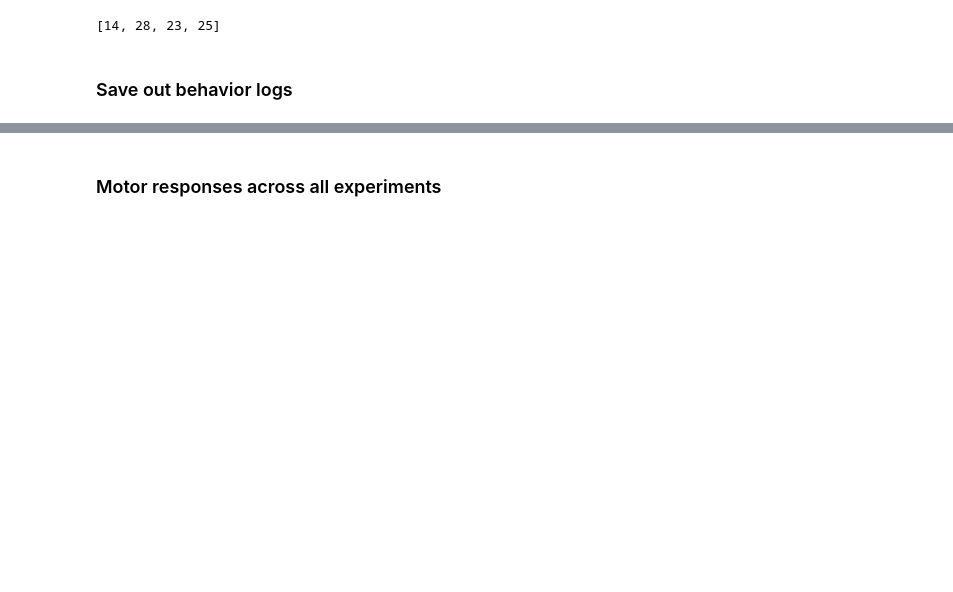
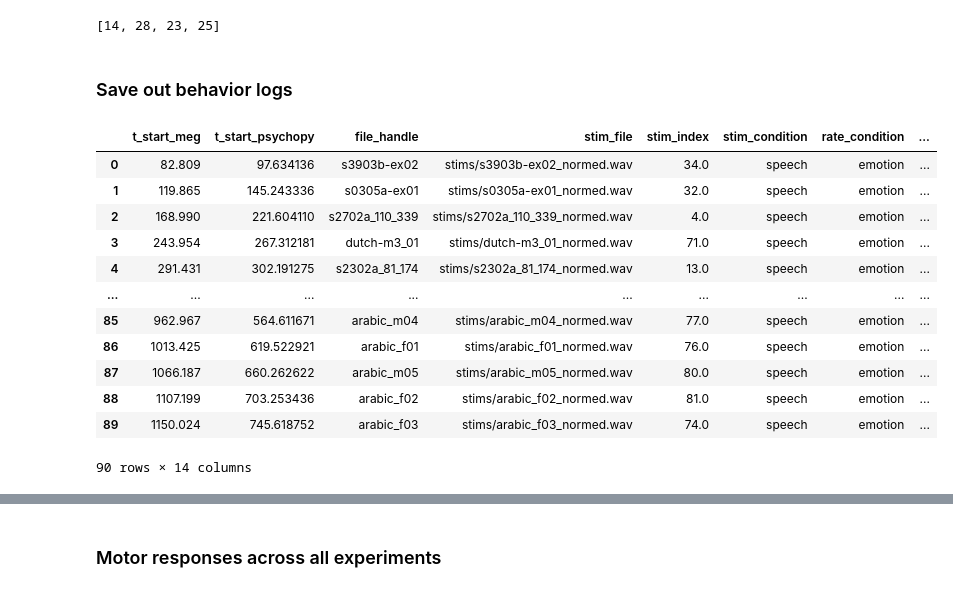
Before and after one commit to laurenostrowski/meg_processing_bigfrank, a Jupyter notebook: 4.1_fix_and_sort_experiments.ipynb, the cells around one changed output, grey strips where cells are left out. Cells and saved outputs as stored; diff of their text form; code cells hidden in the pictures; blank space fills up the shorter version.

```diff
--- a/4.1_fix_and_sort_experiments.ipynb
+++ b/4.1_fix_and_sort_experiments.ipynb
@@ -525,0 +475,16 @@ glottal_df_trimmed.to_csv(os.path.join(lary_dir, 'laryperc_events.csv'), index=F
+# %%
+emcom_df
+# %% [output]
+|  | t_start_meg | t_start_psychopy | file_handle | stim_file | stim_index | stim_condition | rate_condition | ... |
+| 0 | 82.809 | 97.634136 | s3903b-ex02 | stims/s3903b-ex02_normed.wav | 34.0 | speech | emotion | ... |
+| 1 | 119.865 | 145.243336 | s0305a-ex01 | stims/s0305a-ex01_normed.wav | 32.0 | speech | emotion | ... |
+| 2 | 168.990 | 221.604110 | s2702a_110_339 | stims/s2702a_110_339_normed.wav | 4.0 | speech | emotion | ... |
+| 3 | 243.954 | 267.312181 | dutch-m3_01 | stims/dutch-m3_01_normed.wav | 71.0 | speech | emotion | ... |
+| 4 | 291.431 | 302.191275 | s2302a_81_174 | stims/s2302a_81_174_normed.wav | 13.0 | speech | emotion | ... |
+| ... | ... | ... | ... | ... | ... | ... | ... | ... |
+| 85 | 962.967 | 564.611671 | arabic_m04 | stims/arabic_m04_normed.wav | 77.0 | speech | emotion | ... |
+| 86 | 1013.425 | 619.522921 | arabic_f01 | stims/arabic_f01_normed.wav | 76.0 | speech | emotion | ... |
+| 87 | 1066.187 | 660.262622 | arabic_m05 | stims/arabic_m05_normed.wav | 80.0 | speech | emotion | ... |
+| 88 | 1107.199 | 703.253436 | arabic_f02 | stims/arabic_f02_normed.wav | 81.0 | speech | emotion | ... |
+| 89 | 1150.024 | 745.618752 | arabic_f03 | stims/arabic_f03_normed.wav | 74.0 | speech | emotion | ... |
+90 rows × 14 columns
```
Also changed, not shown: parts of 22 cells of this notebook, 1 other file.
